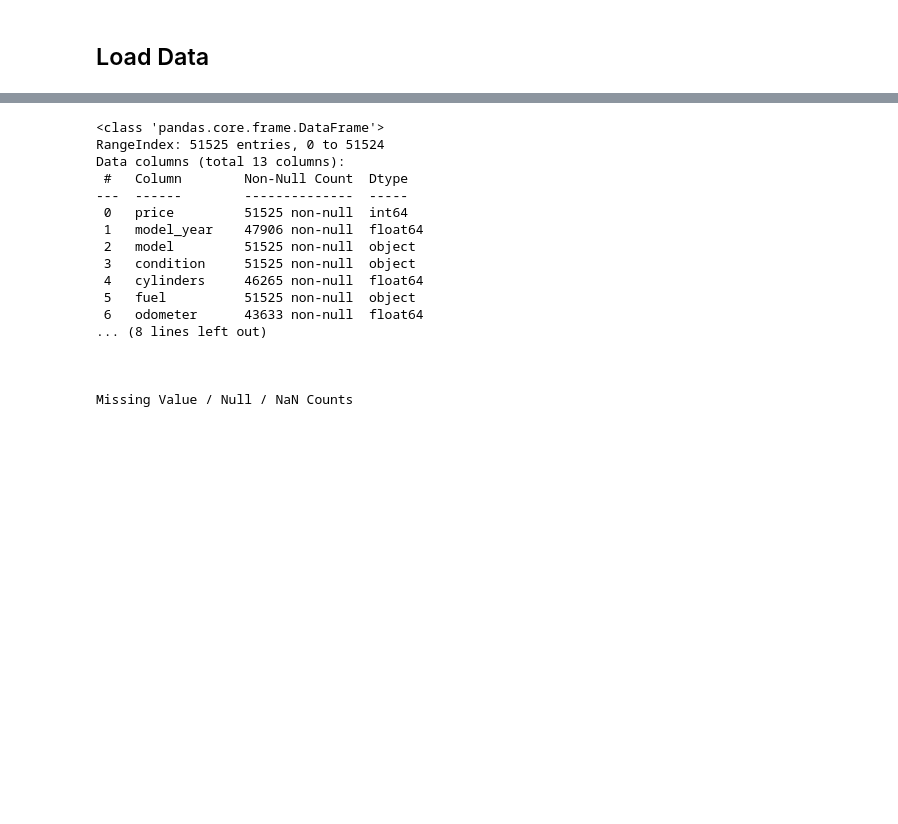
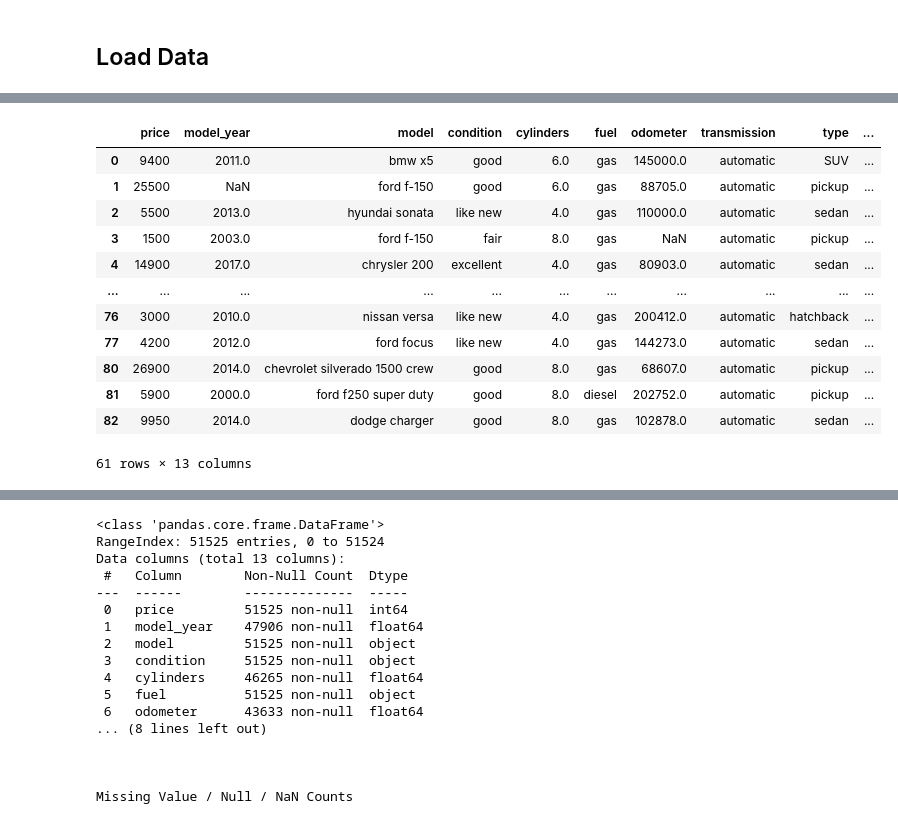
Before and after one commit to MelvicTN/SW_Development_Tool, a Jupyter notebook: EDA.ipynb, the cells around one changed output, grey strips where cells are left out. Saved outputs shown, nothing was run; the diff lists cells and outputs as text; code cells hidden in the pictures; blank space fills up the shorter version.

```diff
--- a/EDA.ipynb
+++ b/EDA.ipynb
@@ -40 +54,19 @@ except:
 - <>
+# %%
+# EDA - displays rows with missing values
+
+display(vehicles_df[vehicles_df.isna().any(axis=1)].head(60))
+# %% [output]
+|  | price | model_year | model | condition | cylinders | fuel | odometer | transmission | type | ... |
+| 0 | 9400 | 2011.0 | bmw x5 | good | 6.0 | gas | 145000.0 | automatic | SUV | ... |
+| 1 | 25500 | NaN | ford f-150 | good | 6.0 | gas | 88705.0 | automatic | pickup | ... |
+| 2 | 5500 | 2013.0 | hyundai sonata | like new | 4.0 | gas | 110000.0 | automatic | sedan | ... |
+| 3 | 1500 | 2003.0 | ford f-150 | fair | 8.0 | gas | NaN | automatic | pickup | ... |
+| 4 | 14900 | 2017.0 | chrysler 200 | excellent | 4.0 | gas | 80903.0 | automatic | sedan | ... |
+| ... | ... | ... | ... | ... | ... | ... | ... | ... | ... | ... |
+| 76 | 3000 | 2010.0 | nissan versa | like new | 4.0 | gas | 200412.0 | automatic | hatchback | ... |
+| 77 | 4200 | 2012.0 | ford focus | like new | 4.0 | gas | 144273.0 | automatic | sedan | ... |
+| 80 | 26900 | 2014.0 | chevrolet silverado 1500 crew | good | 8.0 | gas | 68607.0 | automatic | pickup | ... |
+| 81 | 5900 | 2000.0 | ford f250 super duty | good | 8.0 | diesel | 202752.0 | automatic | pickup | ... |
+| 82 | 9950 | 2014.0 | dodge charger | good | 8.0 | gas | 102878.0 | automatic | sedan | ... |
+61 rows × 13 columns
```
Also changed, not shown: parts of 18 cells of this notebook.
